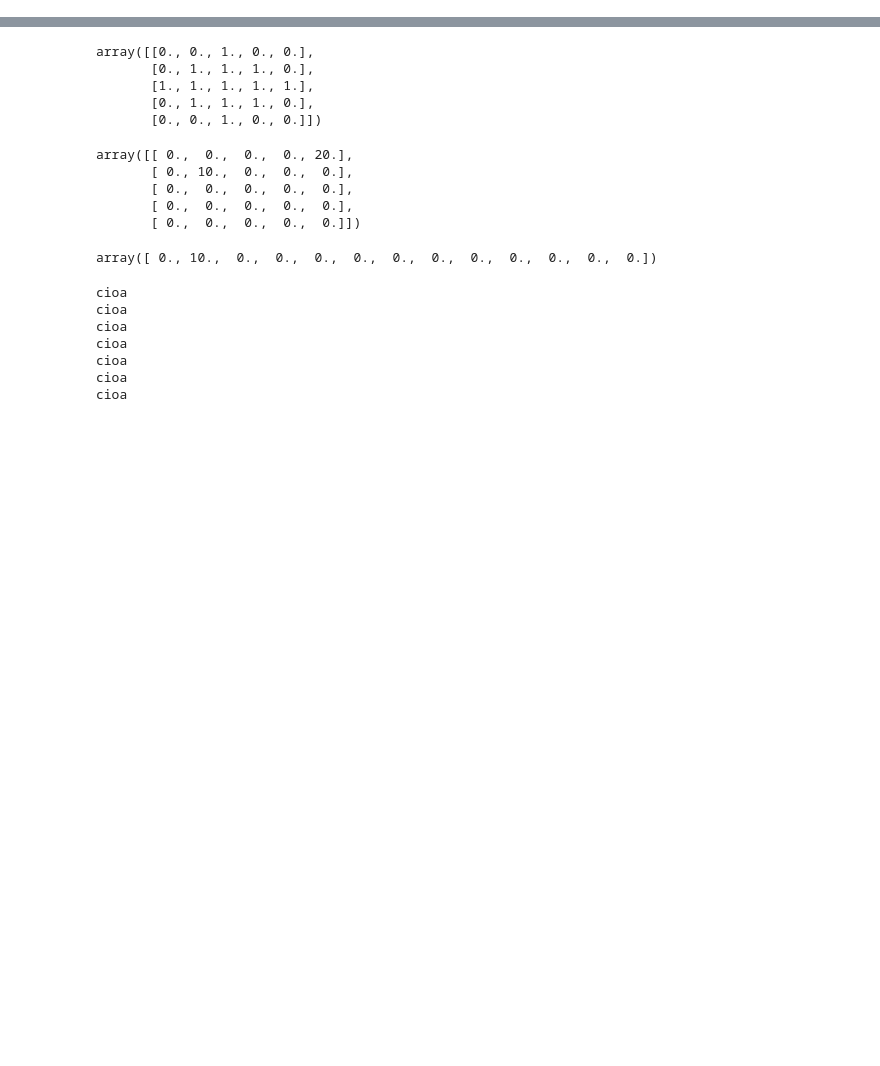
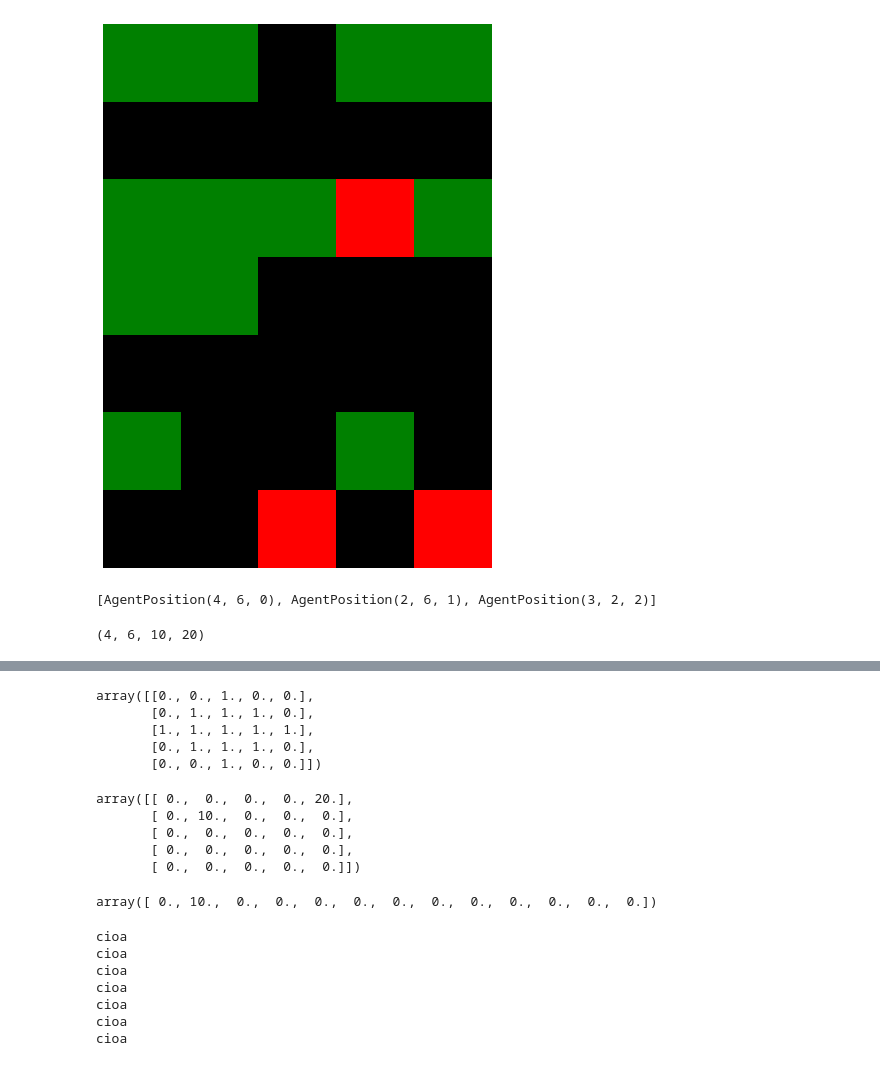
Before and after one commit to Wadaboa/cpr-appropriation, a Jupyter notebook: cpr.ipynb, the cells around one changed output, grey strips where cells are left out. Saved outputs shown, nothing was run; the diff lists cells and outputs as text; code cells hidden in the pictures; blank space fills up the shorter version.

```diff
--- a/cpr.ipynb
+++ b/cpr.ipynb
@@ -0,0 +10,2 @@
+# %%
+env = CPRGridEnv(n_agents=3, grid_width=5, grid_height=7)
@@ -0,0 +22,15 @@
+# %%
+env.render()
+# %% [output]
+[figure, added]
+# %%
+env.agent_positions
+# %% [output]
+[AgentPosition(4, 6, 0), AgentPosition(2, 6, 1), AgentPosition(3, 2, 2)]
+# %%
+(env.agent_positions[0].x,
+env.agent_positions[0].y,
+env.fov_squares_side,
+env.fov_squares_front)
+# %% [output]
+(4, 6, 10, 20)
```
Also changed, not shown: parts of 27 cells of this notebook, 4 other files.
